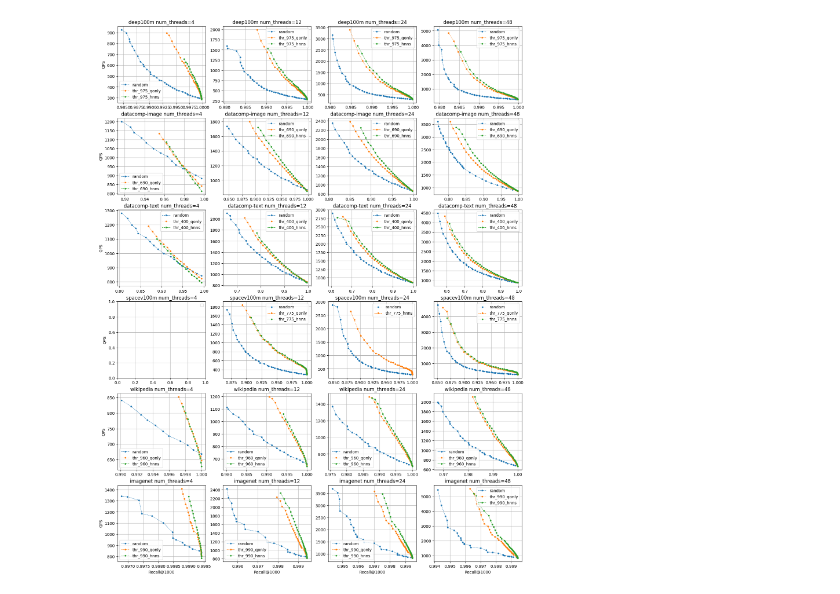
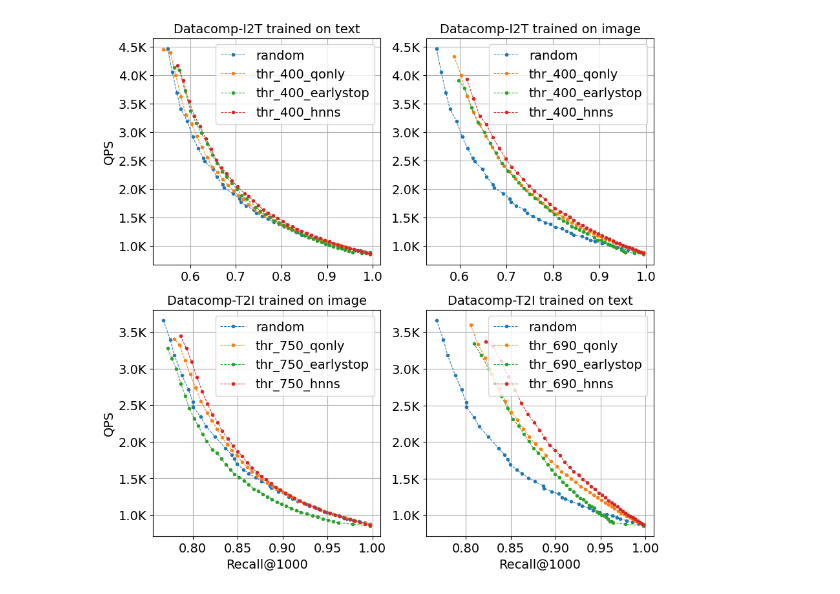
Before and after one commit to lcj2021/QDNNS, a Jupyter notebook: script/plot_qps_recall.ipynb, the cells around one changed output. Saved outputs shown, nothing was run; the diff lists cells and outputs as text; code cells hidden in the pictures.

```diff
--- a/script/plot_qps_recall.ipynb
+++ b/script/plot_qps_recall.ipynb
@@ -120,37 +763,49 @@ import numpy as np
 import json
 import matplotlib.pyplot as plt
 
-dataset = 'datacomp-image.base'     # thr=690
-dataset = 'datacomp-text.base'      # thr=400
-dataset = 'spacev100m.base'         # thr=775
-dataset = 'wikipedia.base'          # thr=960
-dataset = 'imagenet.base'           # thr=990
-dataset = 'deep100m.base'           # thr=975
+dataset = 'Datacomp-image.base'     # thr=690
+dataset = 'Datacomp-text.base'      # thr=400
+dataset = 'SPACEV100m.base'         # thr=775
+dataset = 'Wikipedia.base'          # thr=960
+dataset = 'ImageNet.base'           # thr=990
+dataset = 'DEEP100m.base'           # thr=975
 log_path = "/home/zhengweiguo/liuchengjun/HybridNNS/log/"
 config = json.loads(open('config.json').read())
-datasets = [
-    "deep100m.base",
-    "datacomp-image.base",
-    "datacomp-text.base",
-    "spacev100m.base",
-    "wikipedia.base", "imagenet.base"
-]
-nts = [4, 12, 24, 48]
+datasets = ["Datacomp-text.base", "Datacomp-image.base"]
+OOD = [0, 1]
+OOD_names = ["id", "ood"]
 
-plt.figure(figsize=(18, 24))
+thrs = {
+    "Datacomp-text.base": {
+        0: [400],
+        # 0: [400, 450, 500, 600],
+        1: [400],
+    },
+    "Datacomp-image.base": {
+        # 0: [650, 700, 750, 800],
+        0: [750],
+        1: [690],
+    }
+}
+
+plt.figure(figsize=(10, 10))
+plt.rcParams['font.size'] = 14
 
 for idx_dataset, dataset in enumerate(datasets):
     M, efs = config[dataset]["M"], config[dataset]["efs"]
-    thrs = config[dataset]["thresholds"]
+    # thrs = config[dataset]["thresholds"]
     best_thr = [config[dataset]["best_thr"]]
     dim = config[dataset]["dim"]
     efc = 1000
     ck_ts = 0
     k = 1000
 
-    for idx_nt, num_threads in enumerate(nts):
-        idx = idx_dataset * 4 + idx_nt
-        plt.subplot(len(datasets), 4, idx + 1)
+    num_threads = 48
+
+    for idx_ood, is_ood in enumerate(OOD):
+        idx = idx_dataset * len(OOD) + idx_ood
+        plt.subplot(len(datasets), len(OOD), idx + 1)
+
         def get_recall_time(prefix):
             recall_time = []
             logfile_path = os.path.join(log_path, prefix)
@@ -181,45 +836,60 @@ for idx_dataset, dataset in enumerate(datasets):
                 return frontier
 
             recall_time = pareto_frontier(recall_time)
-            print(prefix)
-            for recall, time in recall_time:
-                print(f'({recall:.2f} {time:.2f})', end=', ')
-            print()
+            # print(prefix)
+            # for recall, time in recall_time:
+            #     print(f'({recall:.2f} {time:.2f})', end=', ')
+            # print()
             plt.plot([x[0] for x in recall_time], [10000 / x[1] for x in recall_time], '.--', linewidth=0.75)
             return recall_time
 
         legends = []
 
         method = 'random'
-        prefix = f'{dataset}.M_{M}.efc_{efc}.efs_{efs}.ck_ts_{ck_ts}.ncheck_100.recall@{k}.nthread_{num_threads}.{method}.log'
+        prefix = f'{dataset.lower()}.M_{M}.efc_{efc}.efs_{efs}.ck_ts_{ck_ts}.ncheck_100.recall@{k}.nthread_{num_threads}.{method}.log'
         recall_time_random = get_recall_time(prefix)
         if recall_time_random != []:
             legends.append(f'{method}')
 
         method = 'qonly'
-        for thr in best_thr:
-            prefix = f'{dataset}.M_{M}.efc_{efc}.efs_{efs}.ck_ts_{ck_ts}.ncheck_100.recall@{k}.thr_{thr}.nthread_{num_threads}.{method}.log'
+        for thr in thrs[dataset][is_ood]:
+            prefix = f'{dataset.lower()}.M_{M}.efc_{efc}.efs_{efs}.ck_ts_{ck_ts}.ncheck_100.recall@{k}.{"ID." if not is_ood else ""}thr_{thr}.nthread_{num_threads}.{method}.log'
             recall_time_qonly = get_recall_time(prefix)
             if recall_time_qonly != []:
                 legends.append(f'thr_{thr}_{method}')
 
+        method = 'earlystop'
+        for thr in thrs[dataset][is_ood]:
+            prefix = f'{dataset.lower()}.M_{M}.efc_{efc}.efs_{efs}.ck_ts_500.ncheck_100.recall@{k}.{"ID." if not is_ood else ""}thr_{thr}.nthread_{num_threads}.{method}.log'
+
+            label = f'thr_{thr}_{method}'
+            recall_time_earlystop = get_recall_time(prefix)
+            if recall_time_earlystop != []:
+                legends.append(label)
+
         method = 'hnns'
-        for thr in best_thr:
-            prefix = f'{dataset}.M_{M}.efc_{efc}.efs_{efs}.ck_ts_{ck_ts}.ncheck_100.recall@{k}.thr_{thr}.nthread_{num_threads}.{method}.log'
+        for thr in thrs[dataset][is_ood]:
+            prefix = f'{dataset.lower()}.M_{M}.efc_{efc}.efs_{efs}.ck_ts_{ck_ts}.ncheck_100.recall@{k}.{"ID." if not is_ood else ""}thr_{thr}.nthread_{num_threads}.{method}.log'
             recall_time_hnns = get_recall_time(prefix)
             if recall_time_hnns != []:
                 legends.append(f'thr_{thr}_{method}')
 
         print(legends)
 
+        ax = plt.gca()
+        y_ticks = ax.get_yticks()
+        y_ticks_inK = [y / 1000. for y in y_ticks]
+        ax.set_yticklabels(f'{y:.1f}K' for y in y_ticks_inK)
+
         plt.legend(legends)
         plt.grid()
-        if idx // 4 == len(datasets) - 1:
+        if idx // len(OOD):
             plt.xlabel(f'Recall@1000')
-        plt.title(f'{dataset[:-5]} num_threads={num_threads}')    #
-        if idx % 4 == 0:
+        task = "Datacomp-T2I" if dataset[9]=='i' else "Datacomp-I2T"
+        plt.title(f'{task} trained on {datasets[(idx_dataset + is_ood) % 2][9:-5]}', fontsize=14)    # num_threads={num_threads}
+        if idx % len(OOD) == 0:
             plt.ylabel('QPS')
 
-plt.savefig(f'num_threads_qps_recall.pdf', dpi=500, bbox_inches='tight')
+plt.savefig(f'OOD_qps_recall.pdf', dpi=500, bbox_inches='tight')
 plt.show()
 # %% [output]
@@ -243 +900 @@ imagenet.base.M_32.efc_1000.efs_1000.ck_ts_0.ncheck_100.recall@1000.thr_990.nthr
-[figure, old version]
+[figure, new version]
```
Also changed, not shown: parts of 6 cells of this notebook, 10 other files.
